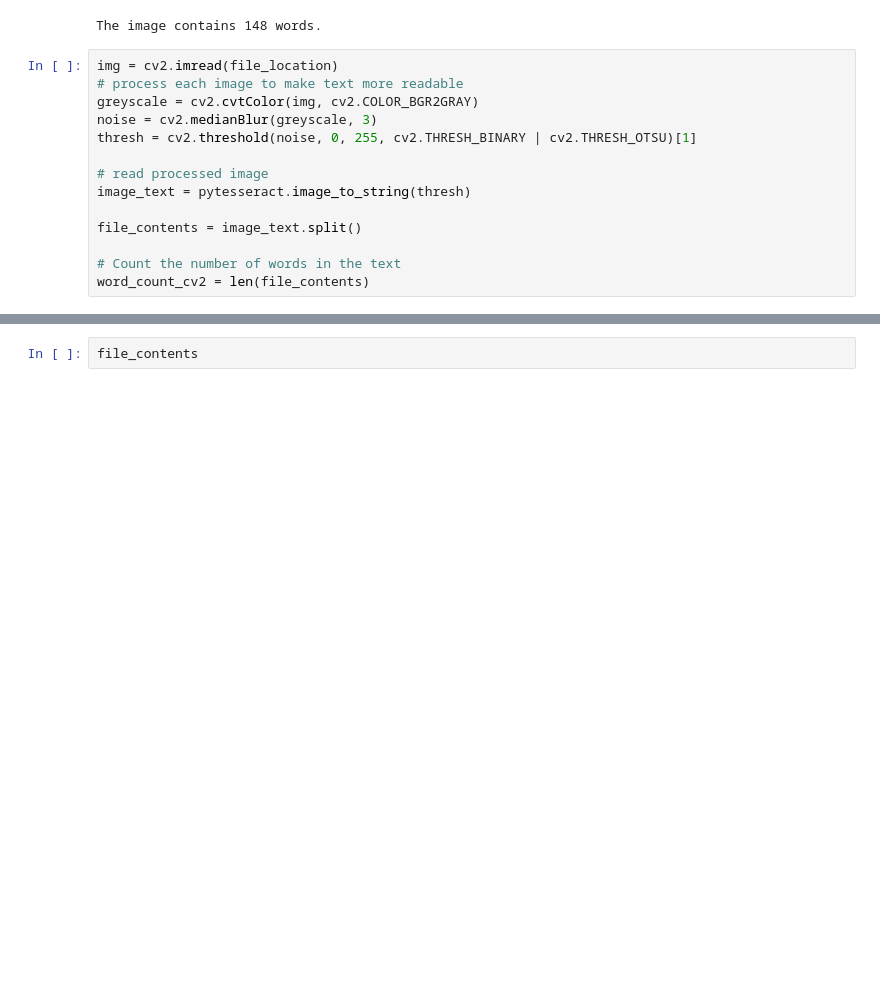
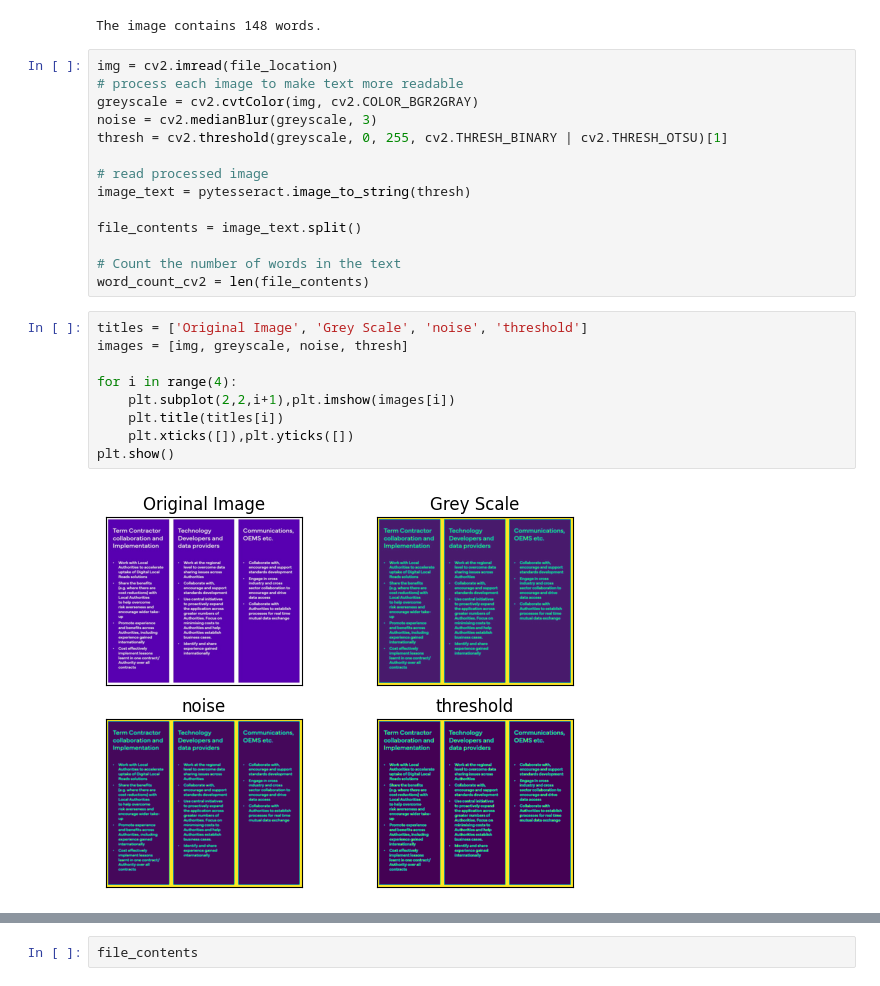
Before and after one commit to GodwinM-amey/Object_detection, a Jupyter notebook: text_detection.ipynb, the cells around one changed output, grey strips where cells are left out. Cells and saved outputs as stored; diff of their text form; blank space fills up the shorter version.

Commit message:
plotting images to check the changes

```diff
--- a/text_detection.ipynb
+++ b/text_detection.ipynb
@@ -78,7 +61,7 @@ img = cv2.imread(file_location)
 # process each image to make text more readable
 greyscale = cv2.cvtColor(img, cv2.COLOR_BGR2GRAY)
 noise = cv2.medianBlur(greyscale, 3)
-thresh = cv2.threshold(noise, 0, 255, cv2.THRESH_BINARY | cv2.THRESH_OTSU)[1]
+thresh = cv2.threshold(greyscale, 0, 255, cv2.THRESH_BINARY | cv2.THRESH_OTSU)[1]
 
 # read processed image
 image_text = pytesseract.image_to_string(thresh)
@@ -87,3 +70,14 @@ file_contents = image_text.split()
 
 # Count the number of words in the text
 word_count_cv2 = len(file_contents)
+# %%
+titles = ['Original Image', 'Grey Scale', 'noise', 'threshold']
+images = [img, greyscale, noise, thresh]
+
+for i in range(4):
+    plt.subplot(2,2,i+1),plt.imshow(images[i])
+    plt.title(titles[i])
+    plt.xticks([]),plt.yticks([])
+plt.show()
+# %% [output]
+[figure, added]
```
Also changed, not shown: parts of 4 cells of this notebook.
